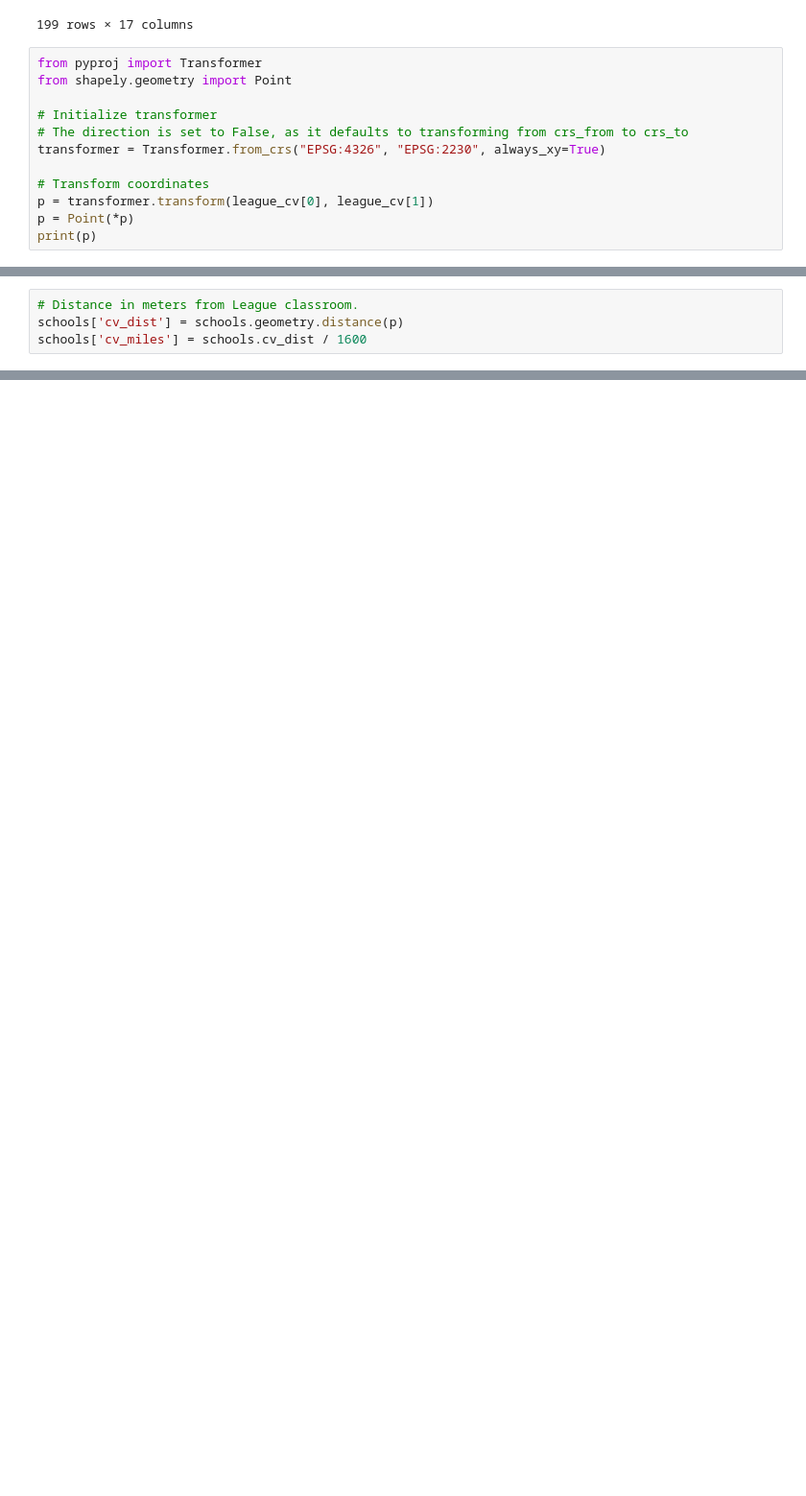
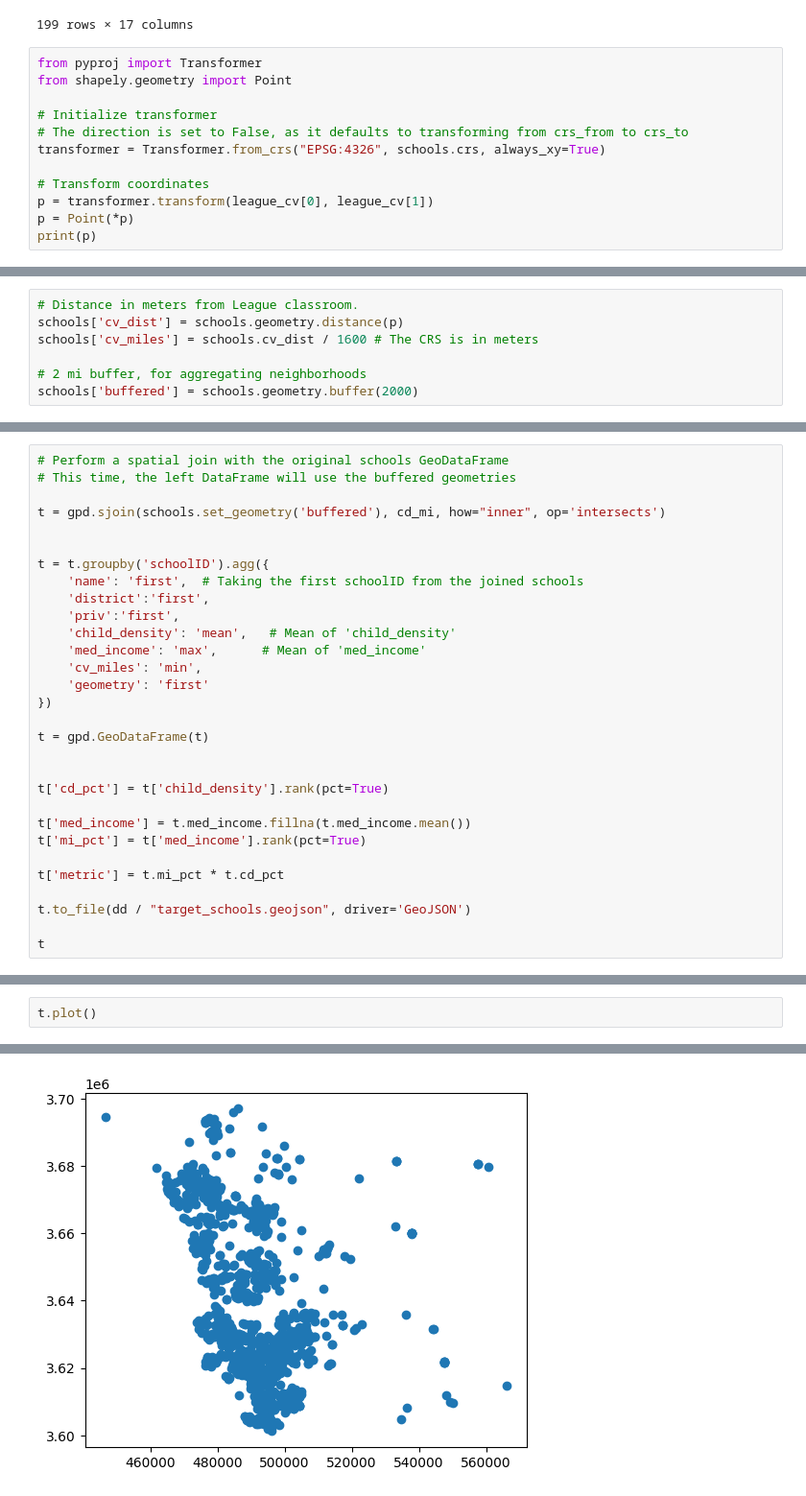
Before and after one commit to jointheleague/marketing-data, a Jupyter notebook: notebooks/ericbusboom/schools.ipynb, the cells around one changed output, grey strips where cells are left out. Shown at 96% size. Cells and saved outputs as stored; diff of their text form; blank space fills up the shorter version.

```diff
--- a/notebooks/ericbusboom/schools.ipynb
+++ b/notebooks/ericbusboom/schools.ipynb
@@ -158,7 +162,7 @@ from shapely.geometry import Point
 
 # Initialize transformer
 # The direction is set to False, as it defaults to transforming from crs_from to crs_to
-transformer = Transformer.from_crs("EPSG:4326", "EPSG:2230", always_xy=True)
+transformer = Transformer.from_crs("EPSG:4326", schools.crs, always_xy=True)
 
 # Transform coordinates
 p = transformer.transform(league_cv[0], league_cv[1])
@@ -169,4 +173,7 @@ POINT (6257777.503282193 1926204.6931347626)
 # %%
 # Distance in meters from League classroom.
 schools['cv_dist'] = schools.geometry.distance(p)
-schools['cv_miles'] = schools.cv_dist / 1600
+schools['cv_miles'] = schools.cv_dist / 1600 # The CRS is in meters
+
+# 2 mi buffer, for aggregating neighborhoods
+schools['buffered'] = schools.geometry.buffer(2000)
@@ -183,0 +180,30 @@ t.plot(column='cv_miles')
+# %%
+# Perform a spatial join with the original schools GeoDataFrame
+# This time, the left DataFrame will use the buffered geometries
+
+t = gpd.sjoin(schools.set_geometry('buffered'), cd_mi, how="inner", op='intersects')
+
+
+t = t.groupby('schoolID').agg({
+    'name': 'first',  # Taking the first schoolID from the joined schools
+    'district':'first',
+    'priv':'first',
+    'child_density': 'mean',   # Mean of 'child_density'
+    'med_income': 'max',      # Mean of 'med_income'
+    'cv_miles': 'min',
+    'geometry': 'first'
+})
+
+t = gpd.GeoDataFrame(t)
+
+
+t['cd_pct'] = t['child_density'].rank(pct=True)
+
+t['med_income'] = t.med_income.fillna(t.med_income.mean())
+t['mi_pct'] = t['med_income'].rank(pct=True)
+
+t['metric'] = t.mi_pct * t.cd_pct
+
+t.to_file(dd / "target_schools.geojson", driver='GeoJSON')
+
+t
@@ -183,0 +225,3 @@ t.plot(column='cv_miles')
+# %%
+t.plot()
+# %% [output]
@@ -183,0 +229 @@ t.plot(column='cv_miles')
+[figure, added]
```
Also changed, not shown: parts of 10 cells of this notebook, 4 other files.
